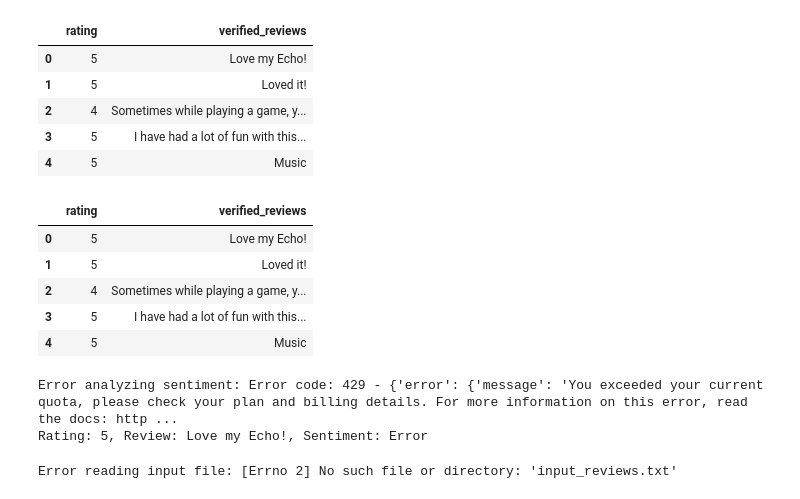
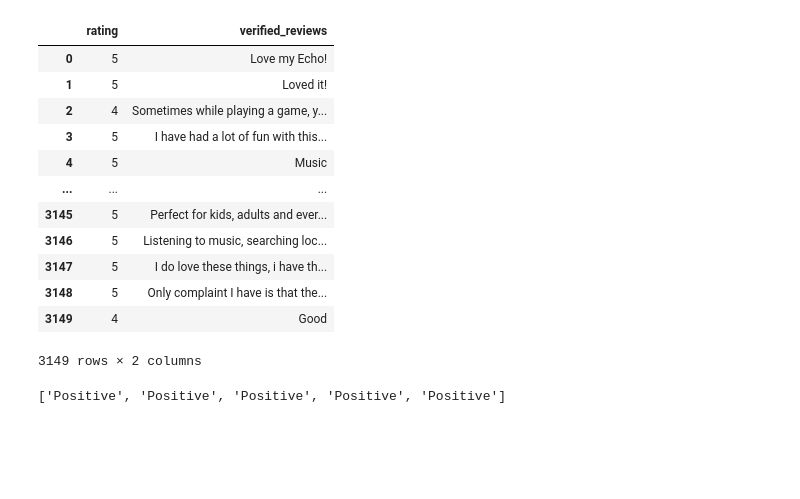
Before and after one commit to prayashdash1729/OrcaAI-assignment, a Jupyter notebook: 3. Bonus Question/sentiment_product-reviews.ipynb, the cells around one changed output. Saved outputs shown, nothing was run; the diff lists cells and outputs as text; code cells hidden in the pictures; blank space fills up the shorter version.

Commit message:
sentiment for reviews done

```diff
--- a/3. Bonus Question/sentiment_product-reviews.ipynb
+++ b/3. Bonus Question/sentiment_product-reviews.ipynb
@@ -28,5 +46,2 @@ If this is a private repository, make sure to pass a token having permission to
 # %%
 import pandas as pd
-# %%
-df = pd.read_table("data/amazon_alexa.tsv")
-df.head()
@@ -66,3 +47,0 @@ dtype: int64
-# %%
-# remove null values
-df.dropna(inplace=True)
@@ -95,13 +48,3 @@ df.head()
-# %%
-df = df[['rating', 'verified_reviews']]
-df.head()
-# %% [output]
-|  | rating | verified_reviews |
-| 0 | 5 | Love my Echo! |
-| 1 | 5 | Loved it! |
-| 2 | 4 | Sometimes while playing a game, y... |
-| 3 | 5 | I have had a lot of fun with this... |
-| 4 | 5 | Music |
 # %%
 def read_reviews(input_file):
     try:
@@ -136,21 +59,33 @@ def analyze_sentiment(rating, review):
 # %%
-test_df = read_reviews("data/amazon_alexa.tsv")
+test_df = read_reviews("/amazon_alexa.tsv")
 # %%
-test_df.head()
+test_df
 # %% [output]
 |  | rating | verified_reviews |
 | 0 | 5 | Love my Echo! |
 | 1 | 5 | Loved it! |
 | 2 | 4 | Sometimes while playing a game, y... |
 | 3 | 5 | I have had a lot of fun with this... |
 | 4 | 5 | Music |
+| ... | ... | ... |
+| 3145 | 5 | Perfect for kids, adults and ever... |
+| 3146 | 5 | Listening to music, searching loc... |
+| 3147 | 5 | I do love these things, i have th... |
+| 3148 | 5 | Only complaint I have is that the... |
+| 3149 | 4 | Good |
+3149 rows × 2 columns
 # %%
+sentiment = list()
+
 for row in test_df.head().itertuples():
     rating = row.rating
     review = row.verified_reviews
-    sentiment = analyze_sentiment(rating, review)
-    print(f"Rating: {rating}, Review: {review}, Sentiment: {sentiment}")
-    break
+    labels, scores = analyze_sentiment(rating, review)
+    maxi = 0
+    for i in range(len(scores)):
+      if scores[i] > scores[maxi]:
+        maxi = i
+
+    senti = str(labels[maxi])
+
+    sentiment.append(senti)
-# %% [output]
-Error analyzing sentiment: Error code: 429 - {'error': {'message': 'You exceeded your current quota, please check your plan and billing details. For more information on this error, read the docs: http ...
-Rating: 5, Review: Love my Echo!, Sentiment: Error
@@ -175,7 +92,4 @@ def main(input_file, output_file):
-# %%
-input_file = 'input_reviews.txt'  # Replace with your input file path
-output_file = 'output_sentiments.txt'  # Replace with your output file path
-
-main(input_file, output_file)
-# %% [output]
-Error reading input file: [Errno 2] No such file or directory: 'input_reviews.txt'
+# %%
+sentiment
+# %% [output]
+['Positive', 'Positive', 'Positive', 'Positive', 'Positive']
```
Also changed, not shown: parts of 22 cells of this notebook.
